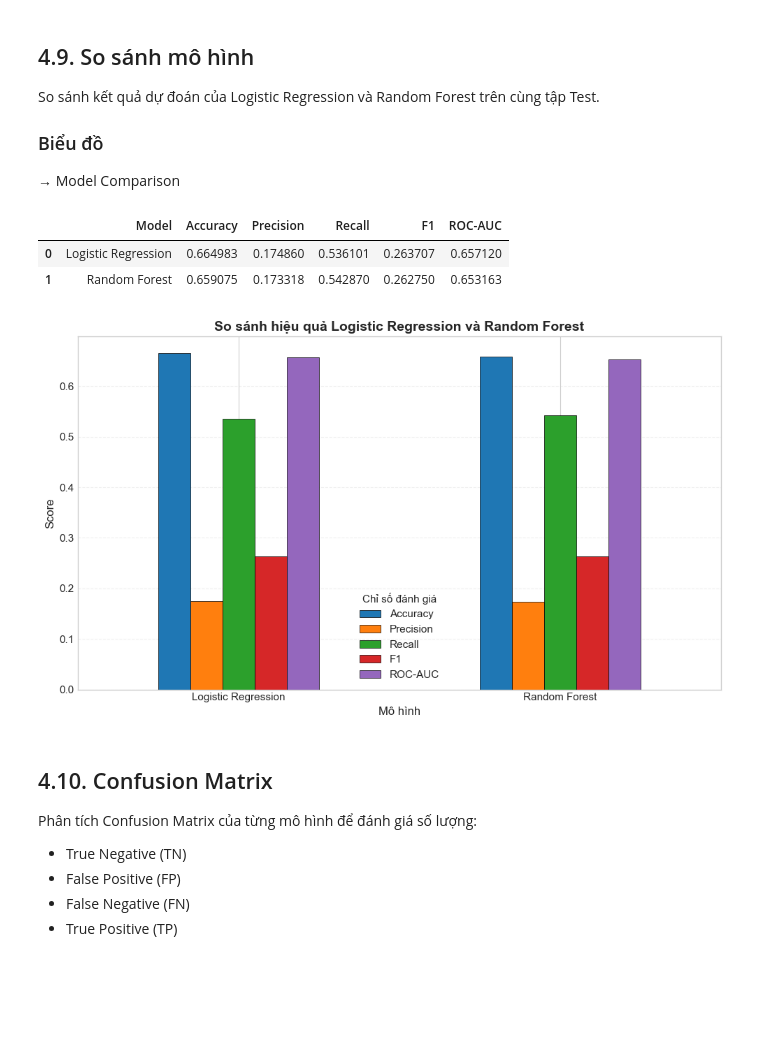
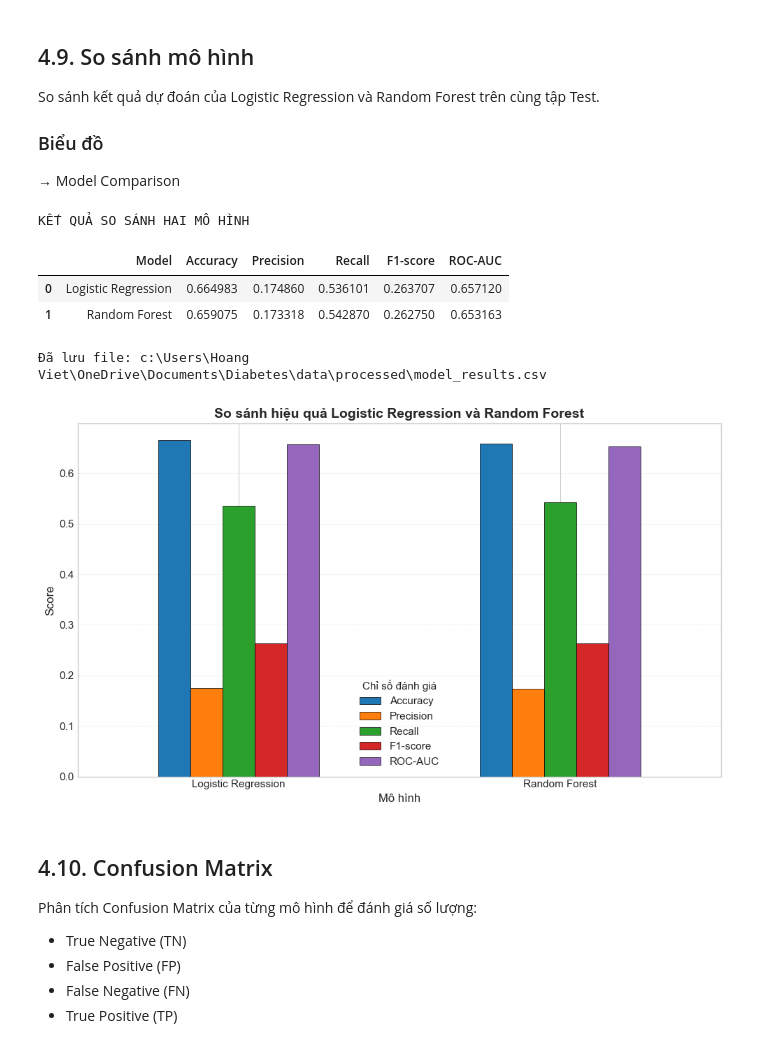
Before and after one commit to Zietlott/DataAnalysis-Visualization, a Jupyter notebook: code/diabetic.ipynb, the cells around one changed output. Cells and saved outputs as stored; diff of their text form; code cells hidden in the pictures; blank space fills up the shorter version.

Commit message:
restore feature_importance & model_results

```diff
--- a/code/diabetic.ipynb
+++ b/code/diabetic.ipynb
@@ -1574,7 +1577,7 @@ comparison = pd.DataFrame({
     ],
 
     # So sánh F1-score giữa hai mô hình
-    "F1": [
+    "F1-score": [
         f1_score(y_test, lr_pred),
         f1_score(y_test, rf_pred)
     ],
@@ -1586,11 +1589,26 @@ comparison = pd.DataFrame({
     ]
 })
 
-comparison
+print("\nKẾT QUẢ SO SÁNH HAI MÔ HÌNH")
+display(comparison)
+
+
+# Lưu kết quả mô hình
+comparison.to_csv(
+    PROCESSED_DIR / "model_results.csv",
+    index=False,
+    encoding="utf-8-sig"
+)
+
+print(
+    f"Đã lưu file: {PROCESSED_DIR / 'model_results.csv'}"
+)
 # %% [output]
+KẾT QUẢ SO SÁNH HAI MÔ HÌNH
-|  | Model | Accuracy | Precision | Recall | F1 | ROC-AUC |
+|  | Model | Accuracy | Precision | Recall | F1-score | ROC-AUC |
 | 0 | Logistic Regression | 0.664983 | 0.174860 | 0.536101 | 0.263707 | 0.657120 |
 | 1 | Random Forest | 0.659075 | 0.173318 | 0.542870 | 0.262750 | 0.653163 |
+Đã lưu file: c:\Users\Hoang Viet\OneDrive\Documents\Diabetes\data\processed\model_results.csv
 # %%
 # Vẽ biểu đồ so sánh 2 mô hình
 # Danh sách các chỉ số cần đưa vào biểu đồ.
@@ -1598,7 +1616,7 @@ metrics = [
     "Accuracy",
     "Precision",
     "Recall",
-    "F1",
+    "F1-score",
     "ROC-AUC"
 ]
 
@@ -1614,34 +1632,34 @@ ax = comparison_plot.plot(
 )
 
 # Thiết lập tiêu đề và nhãn trục.
 plt.title(
     "So sánh hiệu quả Logistic Regression và Random Forest",
     fontsize=14,
     fontweight="bold"
 )
 plt.xlabel("Mô hình", fontsize=12)
 plt.ylabel("Score", fontsize=12)
 plt.xticks(rotation=0)
 
 # Hiển thị chú thích cho các metric.
 plt.legend(title="Chỉ số đánh giá")
 
 # Thêm lưới ngang để dễ so sánh giá trị.
 plt.grid(axis="y", linestyle="--", alpha=0.3)
 
 # Căn chỉnh bố cục trước khi lưu.
 plt.tight_layout()
 
 plt.savefig(
     FIGURES_DIR / "model_comparison.png",
     dpi=300,
     bbox_inches="tight"
 )
 
 plt.show()
 plt.close()
 # %% [output]
-[figure, old version]
+[figure, new version]
 # %% [markdown]
 ## 4.10. Confusion Matrix
 
```
Also changed, not shown: parts of 6 cells of this notebook, 4 other files.
